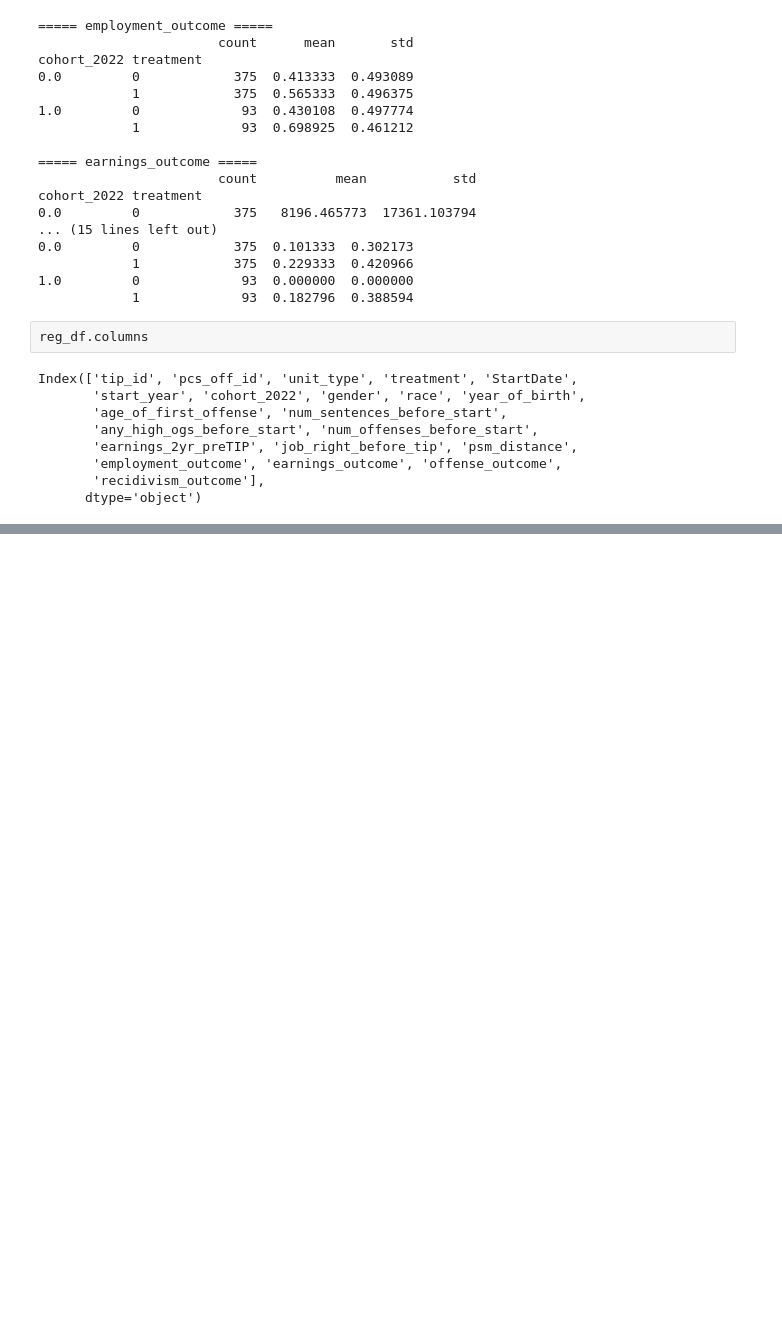
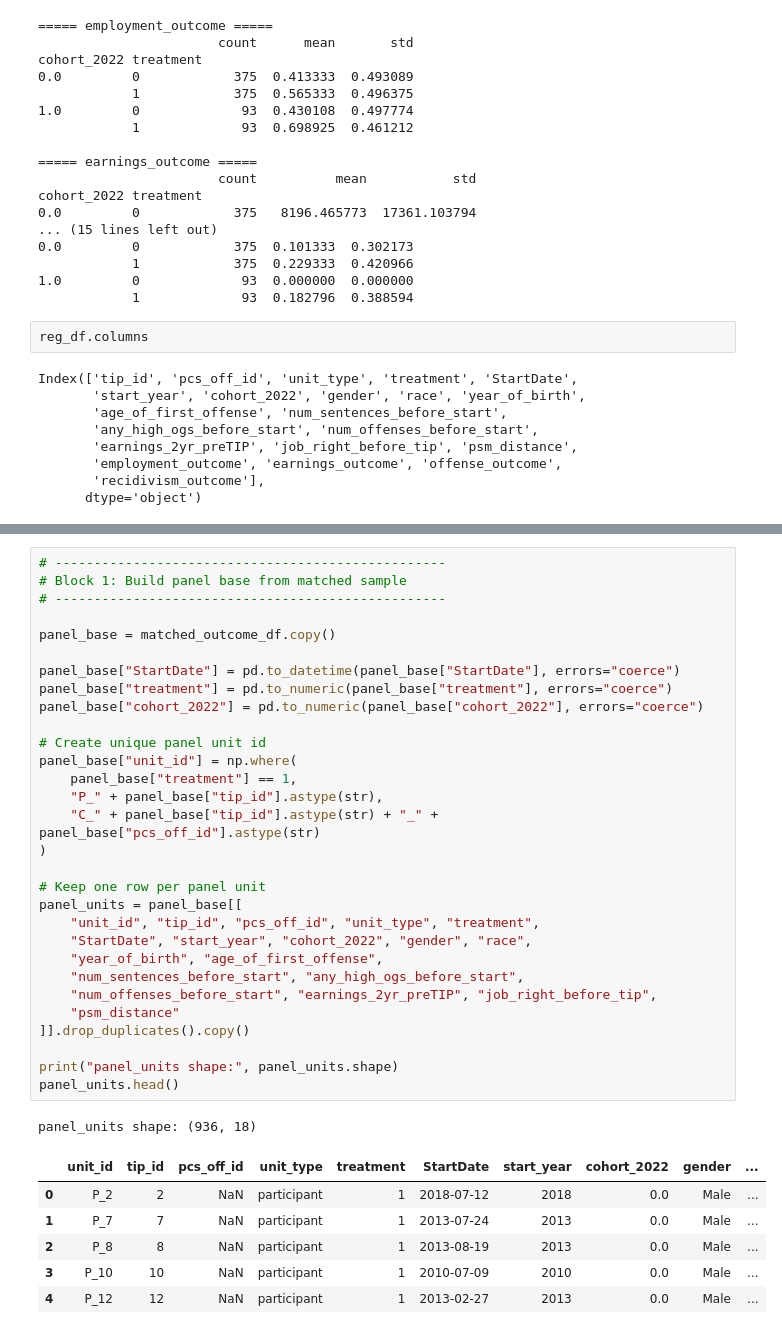
Before and after one commit to Nikki-Lemon/TIP2026, a Jupyter notebook: Matching/Participant_NonParticipant_Matching.ipynb, the cells around one changed output, grey strips where cells are left out. Saved outputs shown, nothing was run; the diff lists cells and outputs as text; blank space fills up the shorter version.

```diff
--- a/Matching/Participant_NonParticipant_Matching.ipynb
+++ b/Matching/Participant_NonParticipant_Matching.ipynb
@@ -2721,0 +2766,38 @@ Notes:
+# %%
+# --------------------------------------------------
+# Block 1: Build panel base from matched sample
+# --------------------------------------------------
+
+panel_base = matched_outcome_df.copy()
+
+panel_base["StartDate"] = pd.to_datetime(panel_base["StartDate"], errors="coerce")
+panel_base["treatment"] = pd.to_numeric(panel_base["treatment"], errors="coerce")
+panel_base["cohort_2022"] = pd.to_numeric(panel_base["cohort_2022"], errors="coerce")
+
+# Create unique panel unit id
+panel_base["unit_id"] = np.where(
+    panel_base["treatment"] == 1,
+    "P_" + panel_base["tip_id"].astype(str),
+    "C_" + panel_base["tip_id"].astype(str) + "_" + panel_base["pcs_off_id"].astype(str)
+)
+
+# Keep one row per panel unit
+panel_units = panel_base[[
+    "unit_id", "tip_id", "pcs_off_id", "unit_type", "treatment",
+    "StartDate", "start_year", "cohort_2022", "gender", "race",
+    "year_of_birth", "age_of_first_offense",
+    "num_sentences_before_start", "any_high_ogs_before_start",
+    "num_offenses_before_start", "earnings_2yr_preTIP", "job_right_before_tip",
+    "psm_distance"
+]].drop_duplicates().copy()
+
+print("panel_units shape:", panel_units.shape)
+panel_units.head()
+# %% [output]
+panel_units shape: (936, 18)
+|  | unit_id | tip_id | pcs_off_id | unit_type | treatment | StartDate | start_year | cohort_2022 | gender | ... |
+| 0 | P_2 | 2 | NaN | participant | 1 | 2018-07-12 | 2018 | 0.0 | Male | ... |
+| 1 | P_7 | 7 | NaN | participant | 1 | 2013-07-24 | 2013 | 0.0 | Male | ... |
+| 2 | P_8 | 8 | NaN | participant | 1 | 2013-08-19 | 2013 | 0.0 | Male | ... |
+| 3 | P_10 | 10 | NaN | participant | 1 | 2010-07-09 | 2010 | 0.0 | Male | ... |
+| 4 | P_12 | 12 | NaN | participant | 1 | 2013-02-27 | 2013 | 0.0 | Male | ... |
```
Also changed, not shown: parts of 16 cells of this notebook.
